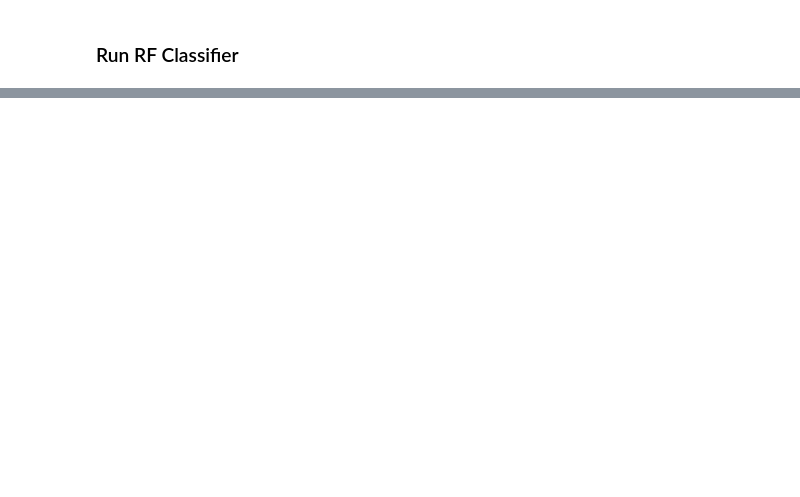
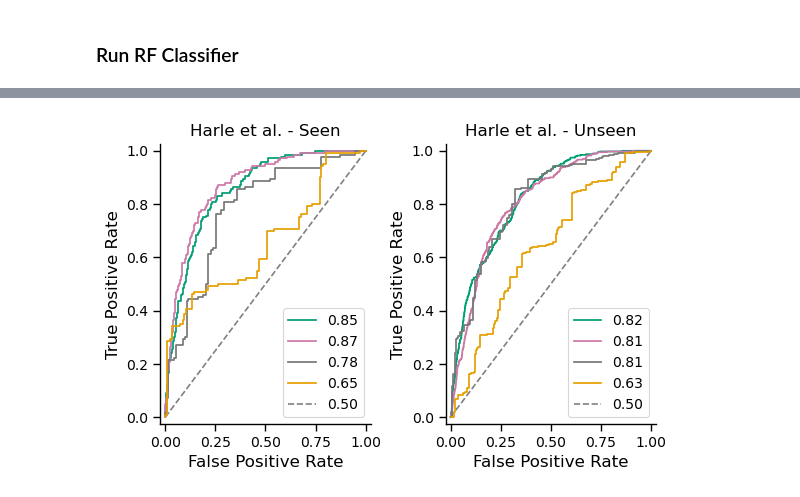
Before and after one commit to cancergenetics/context_specific_paralog_SL, a Jupyter notebook: notebooks/06_visualization/fig5_evaluate_classifier.ipynb, the cells around one changed output, grey strips where cells are left out. Drawn from its saved outputs; the diff is of its cells as text; code cells hidden in the pictures; blank space fills up the shorter version.

```diff
--- a/notebooks/06_visualization/fig5_evaluate_classifier.ipynb
+++ b/notebooks/06_visualization/fig5_evaluate_classifier.ipynb
@@ -120,0 +205,11 @@ Unseen pairs (by genepair): 14672
+# %%
+harle_seen, harle_unseen = split_seen_unseen(test_df_harle, training_df)
+
+harle_seen = harle_seen.dropna(subset=['SL_new'])
+harle_unseen = harle_unseen.dropna(subset=['SL_new'])
+
+harle_seen = harle_seen.dropna(subset=['SL_new'])
+harle_seen['SL_new'] = harle_seen['SL_new'].astype(bool)
+
+harle_unseen = harle_unseen.dropna(subset=['SL_new'])
+harle_unseen['SL_new'] = harle_unseen['SL_new'].astype(bool)
@@ -141,3 +239,5 @@ parrish_seen, parrish_unseen = split_seen_unseen_by_genepair(test_df_parrish, tr
 # %% [output]
 Seen pairs (by genepair): 549
 Unseen pairs (by genepair): 1216
+# %%
+chymera_seen, chymera_unseen = split_seen_unseen_by_genepair(test_df_chymera, training_df)
@@ -153,7 +303,8 @@ def calc_auc(df, RF, feature_columns, target_column):
         'rMinExp_A1A2': df['rMinExp_A1A2'],
         'min_ranked_A1A2': df['min_ranked_A1A2'],
         'transformed_gene_essentiality': -df['min_ranked_A1A2'],
-        'min_sequence_identity': df['min_sequence_identity']})
+        'min_sequence_identity': df['min_sequence_identity']
+        })
     return auc_pr_df
 # %%
 # Define feature sets
@@ -183,10 +334,14 @@ with open(file_RF_model_full, 'rb') as file:
 # %%
 # Collect all validation datasets
 validation_datasets = [
-    ("Klingbeil Seen", klingbeil_seen),
-    ("Klingbeil Unseen", klingbeil_unseen),
-    ("Parrish Seen", parrish_seen),
-    ("Parrish Unseen", parrish_unseen)
+     ("Klingbeil Seen", klingbeil_seen),
+     ("Klingbeil Unseen", klingbeil_unseen),
+     ("Parrish Seen", parrish_seen),
+     ("Parrish Unseen", parrish_unseen),
+     ("Harle Seen", harle_seen),
+     ("Harle Unseen", harle_unseen),
+     ("CHyMErA Seen", chymera_seen),
+     ("CHyMErA Unseen", chymera_unseen),
 ]
 
 # Evaluate contextualised model
@@ -225,7 +380,12 @@ for name, dataset in validation_datasets:
 print("\nPREPARING VALIDATION DATA FOR VISUALIZATION")
 
 validation_data_df = []
-dataset_names = ["Klingbeil Seen", "Klingbeil Unseen", "Parrish Seen", "Parrish Unseen"]
+dataset_names = [
+                "Klingbeil Seen", "Klingbeil Unseen",
+                 "Parrish Seen", "Parrish Unseen",
+                 "Harle Seen", "Harle Unseen",
+                 "CHyMErA Seen", "CHyMErA Unseen",
+               ]
 
 for i, name in enumerate(dataset_names):
     if len(auc_pr_data_all_contextualised[i]) > 0 and len(auc_pr_data_all_full[i]) > 0:
@@ -440,0 +629,7 @@ draw_validation_curves(validation_data_df[2:4],
+# %%
+# Harle only (indices 4 and 5)
+draw_validation_curves(validation_data_df[4:6],
+                       ["Harle et al. - Seen", "Harle et al. - Unseen"],
+                       figure_path_harle_roc_auc)
+# %% [output]
+[figure, added]
```
Also changed, not shown: parts of 28 cells of this notebook, 10 other files.
